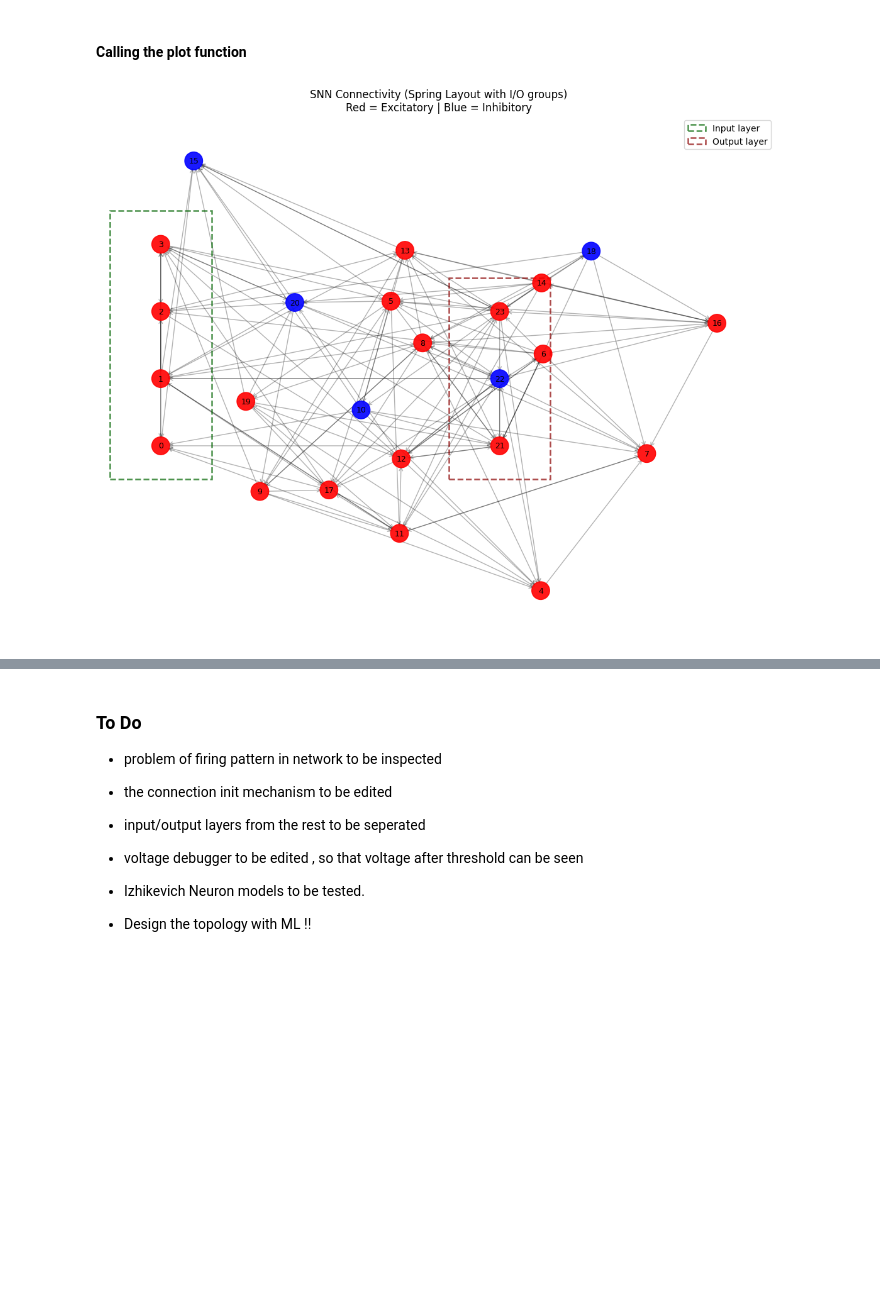
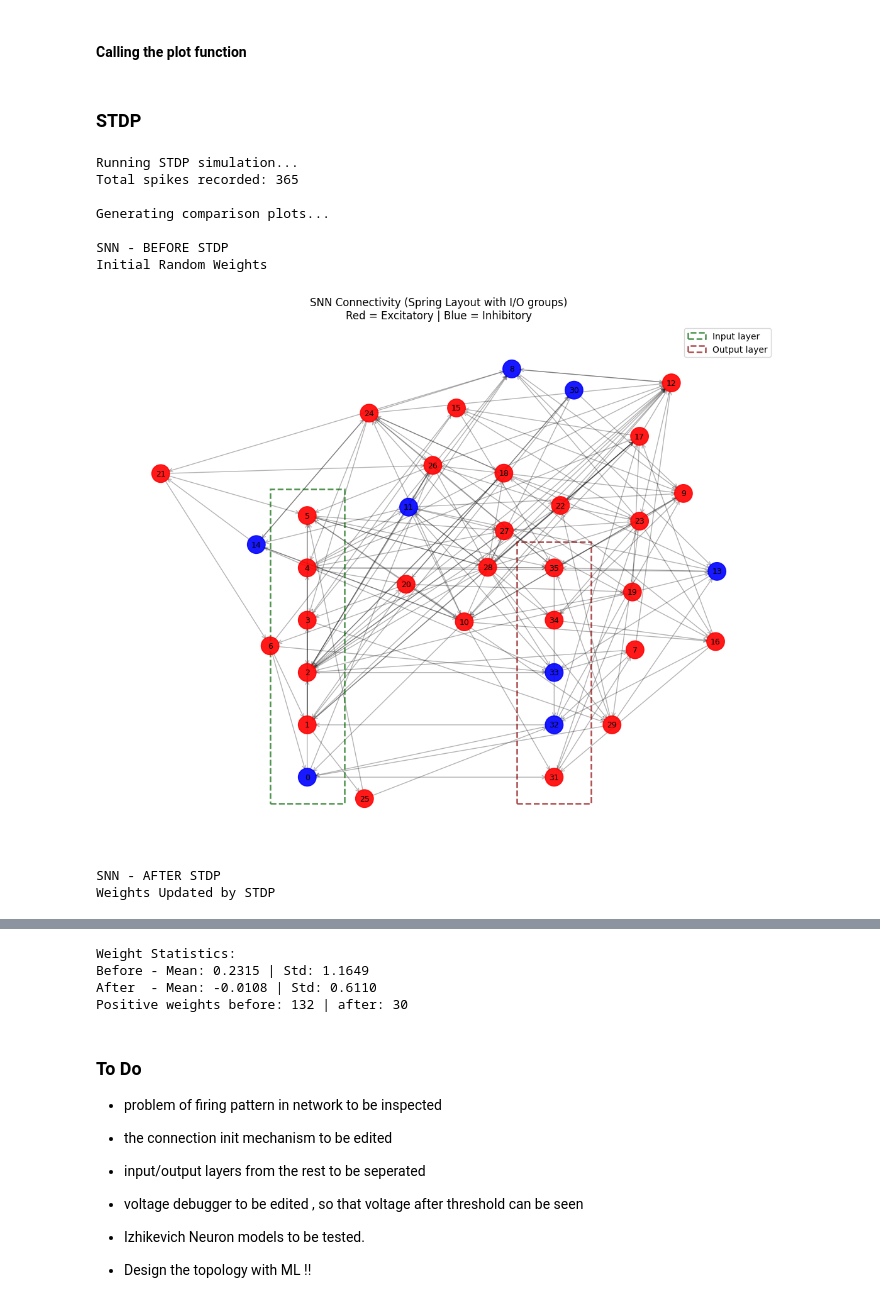
Before and after one commit to mohsensalehi1984/Spiking-Neural-Network, a Jupyter notebook: SNN_from_scratch.ipynb, the cells around one changed output, grey strips where cells are left out. Drawn from its saved outputs; the diff is of its cells as text; code cells hidden in the pictures; blank space fills up the shorter version.

Commit message:
STDP method added to network class and also test cell for it. Some other methods updated to work with stdp

```diff
--- a/SNN_from_scratch.ipynb
+++ b/SNN_from_scratch.ipynb
@@ -649,6 +676,66 @@ def plot_snn_graph_with_io_spring(net, max_edges=200, seed=0):
 # %% [markdown]
 #### Calling the plot function
 # %%
-plot_snn_graph_with_io_spring(net, max_edges=300)
+# plot_snn_graph_with_io_spring(net, max_edges=300)
-# %% [output]
-[figure, removed]
+# %% [markdown]
+### STDP
+# %%
+def run_stdp_simulation(net, T=300, input_value=2.0, seed=42):
+    np.random.seed(seed)
+    net.reset()
+    net.last_spike_times.fill(-10000)
+    net.stdp_enabled = True
+    spike_history = np.zeros((T, net.N), dtype=int)
+
+    for t in range(T):
+        # Example: constant input on input neurons
+        input_data = np.full(net.in_dim, input_value)
+
+        net.feed_forward(input_data, t=t)           # pass current time
+
+        spike_history[t] = net.get_spikes()
+    net.stdp_enabled = False
+    return spike_history
+# %%
+import copy
+
+# --------------------- Make copy before STDP ---------------------
+net_before = copy.deepcopy(net)
+
+print("Running STDP simulation...")
+spike_history = run_stdp_simulation(
+    net,
+    T=400,
+    input_value=2.2,
+    seed=42
+)
+
+print(f"Total spikes recorded: {spike_history.sum()}")
+
+# --------------------- Plot Comparison ---------------------
+print("\nGenerating comparison plots...")
+
+# Plot BEFORE
+print("\nSNN - BEFORE STDP\nInitial Random Weights")
+plot_snn_graph_with_io_spring(net_before, max_edges=300)
+
+# Plot AFTER
+print("\nSNN - AFTER STDP\nWeights Updated by STDP")
+plot_snn_graph_with_io_spring(net, max_edges=300)
+
+# Optional: Print weight statistics
+print("\nWeight Statistics:")
+print(f"Before - Mean: {net_before.weights.mean():.4f} | Std: {net_before.weights.std():.4f}")
+print(f"After  - Mean: {net.weights.mean():.4f} | Std: {net.weights.std():.4f}")
+print(f"Positive weights before: {(net_before.weights > 0).sum()} | after: {(net.weights > 0).sum()}")
+# %% [output]
+Running STDP simulation...
+Total spikes recorded: 365
+
+Generating comparison plots...
+
+SNN - BEFORE STDP
+Initial Random Weights
+[figure, added]
+SNN - AFTER STDP
+Weights Updated by STDP
@@ -655,3 +743,7 @@ plot_snn_graph_with_io_spring(net, max_edges=300)
+Weight Statistics:
+Before - Mean: 0.2315 | Std: 1.1649
+After  - Mean: -0.0108 | Std: 0.6110
+Positive weights before: 132 | after: 30
 # %% [markdown]
 ### To Do
 
```
Also changed, not shown: parts of 7 cells of this notebook.
